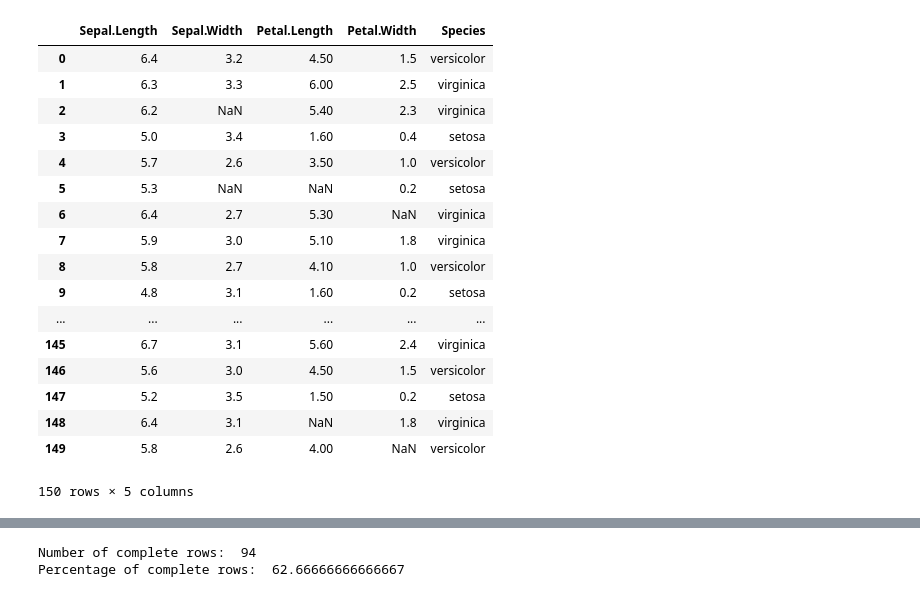
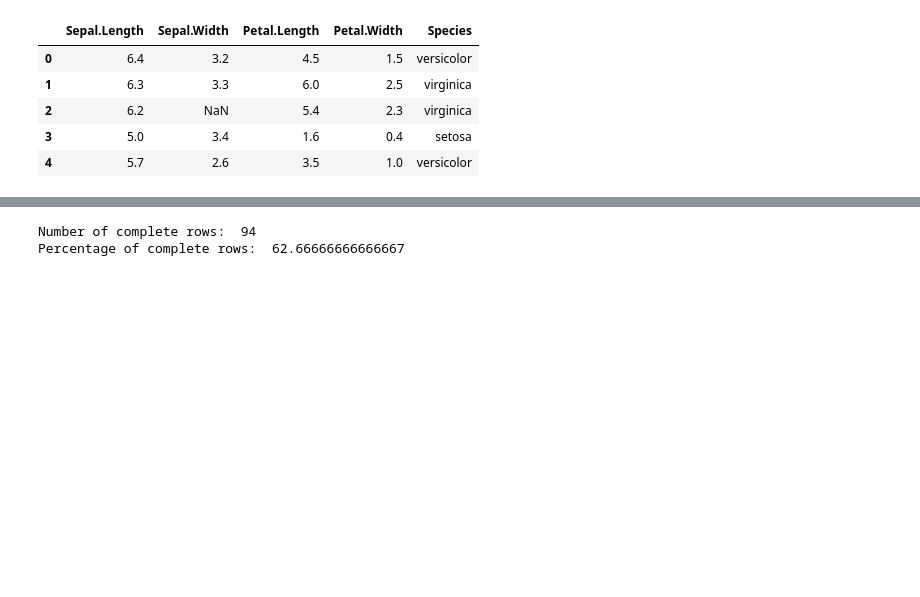
Before and after one commit to himanshu004/machine-learning-and-data-mining.github.io, a Jupyter notebook: DM/prac2.ipynb, the cells around one changed output, grey strips where cells are left out. Cells and saved outputs as stored; diff of their text form; code cells hidden in the pictures; blank space fills up the shorter version.

```diff
--- a/DM/prac2.ipynb
+++ b/DM/prac2.ipynb
@@ -4,26 +4,14 @@ import numpy as np
 import matplotlib.pyplot as plt
 # %%
 df = pd.read_csv("dirty_iris.csv")
-df
+df.head()
 # %% [output]
 |  | Sepal.Length | Sepal.Width | Petal.Length | Petal.Width | Species |
-| 0 | 6.4 | 3.2 | 4.50 | 1.5 | versicolor |
-| 1 | 6.3 | 3.3 | 6.00 | 2.5 | virginica |
-| 2 | 6.2 | NaN | 5.40 | 2.3 | virginica |
-| 3 | 5.0 | 3.4 | 1.60 | 0.4 | setosa |
-| 4 | 5.7 | 2.6 | 3.50 | 1.0 | versicolor |
-| 5 | 5.3 | NaN | NaN | 0.2 | setosa |
-| 6 | 6.4 | 2.7 | 5.30 | NaN | virginica |
-| 7 | 5.9 | 3.0 | 5.10 | 1.8 | virginica |
-| 8 | 5.8 | 2.7 | 4.10 | 1.0 | versicolor |
-| 9 | 4.8 | 3.1 | 1.60 | 0.2 | setosa |
-| ... | ... | ... | ... | ... | ... |
-| 145 | 6.7 | 3.1 | 5.60 | 2.4 | virginica |
-| 146 | 5.6 | 3.0 | 4.50 | 1.5 | versicolor |
-| 147 | 5.2 | 3.5 | 1.50 | 0.2 | setosa |
-| 148 | 6.4 | 3.1 | NaN | 1.8 | virginica |
-| 149 | 5.8 | 2.6 | 4.00 | NaN | versicolor |
+| 0 | 6.4 | 3.2 | 4.5 | 1.5 | versicolor |
+| 1 | 6.3 | 3.3 | 6.0 | 2.5 | virginica |
+| 2 | 6.2 | NaN | 5.4 | 2.3 | virginica |
+| 3 | 5.0 | 3.4 | 1.6 | 0.4 | setosa |
+| 4 | 5.7 | 2.6 | 3.5 | 1.0 | versicolor |
-150 rows × 5 columns
 # %%
 num = df._get_numeric_data()          #shallow copy
 num[num < 0] = np.nan
```
Also changed, not shown: parts of 1 cell of this notebook.
